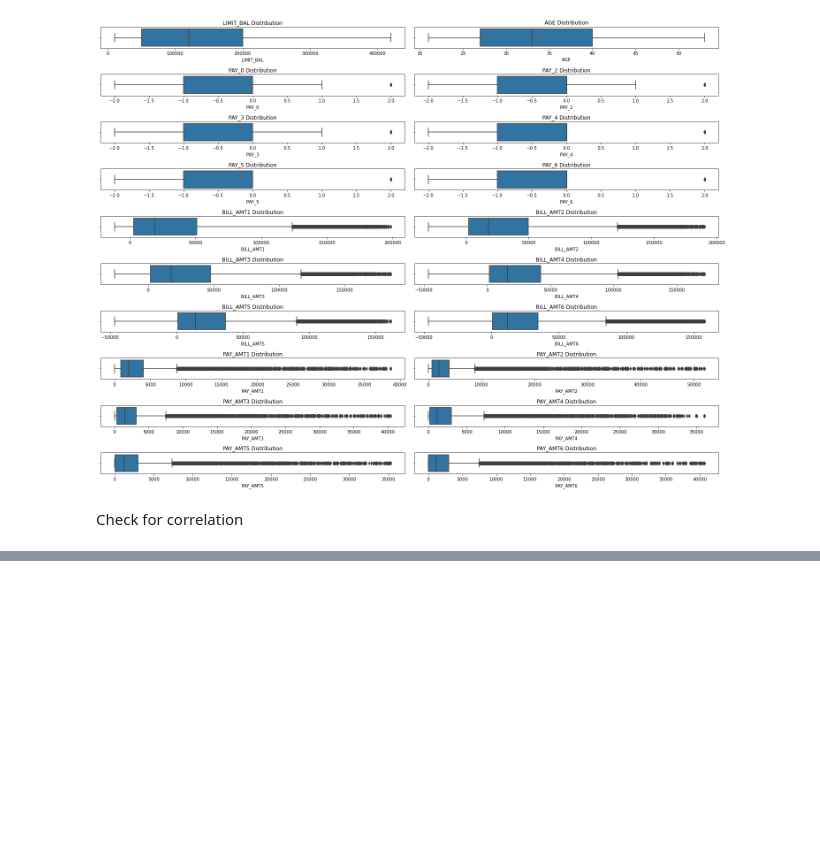
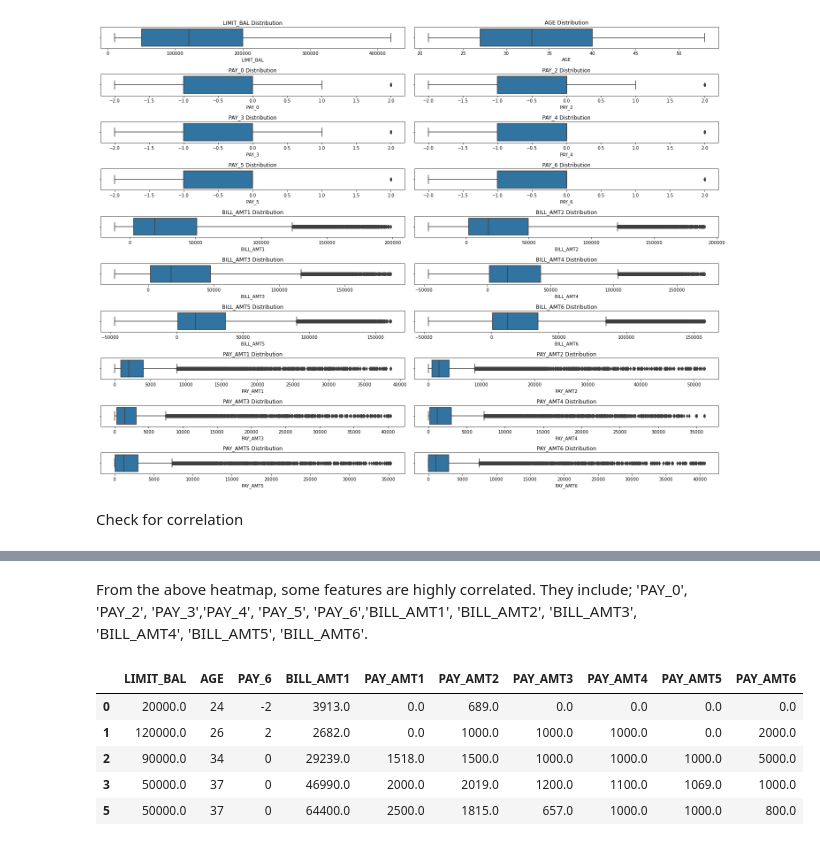
Before and after one commit to Amoskipkirui/Project-credit-scoring, a Jupyter notebook: index.ipynb, the cells around one changed output, grey strips where cells are left out. Drawn from its saved outputs; the diff is of its cells as text; code cells hidden in the pictures; blank space fills up the shorter version.

```diff
--- a/index.ipynb
+++ b/index.ipynb
@@ -233,0 +233,20 @@ plt.show()
+# %% [markdown]
+From the above heatmap, some features are highly correlated. They include;
+ 'PAY_0', 'PAY_2', 'PAY_3','PAY_4', 'PAY_5', 'PAY_6','BILL_AMT1', 'BILL_AMT2',
+'BILL_AMT3', 'BILL_AMT4', 'BILL_AMT5', 'BILL_AMT6'.
+# %%
+num_cols = [
+    'LIMIT_BAL', 'AGE', 'PAY_0', 'PAY_2', 'PAY_3', 'PAY_4', 'PAY_5', 'PAY_6',
+    'BILL_AMT1', 'BILL_AMT2', 'BILL_AMT3', 'BILL_AMT4', 'BILL_AMT5', 'BILL_AMT6',
+    'PAY_AMT1', 'PAY_AMT2', 'PAY_AMT3', 'PAY_AMT4', 'PAY_AMT5', 'PAY_AMT6'
+]
+df = df_cleaned[num_cols].drop(['PAY_0', 'PAY_2', 'PAY_3', 'PAY_4', 'PAY_5', 'BILL_AMT2',
+                                      'BILL_AMT3', 'BILL_AMT4', 'BILL_AMT5', 'BILL_AMT6'], axis=1)
+df.head()
+# %% [output]
+|  | LIMIT_BAL | AGE | PAY_6 | BILL_AMT1 | PAY_AMT1 | PAY_AMT2 | PAY_AMT3 | PAY_AMT4 | PAY_AMT5 | PAY_AMT6 |
+| 0 | 20000.0 | 24 | -2 | 3913.0 | 0.0 | 689.0 | 0.0 | 0.0 | 0.0 | 0.0 |
+| 1 | 120000.0 | 26 | 2 | 2682.0 | 0.0 | 1000.0 | 1000.0 | 1000.0 | 0.0 | 2000.0 |
+| 2 | 90000.0 | 34 | 0 | 29239.0 | 1518.0 | 1500.0 | 1000.0 | 1000.0 | 1000.0 | 5000.0 |
+| 3 | 50000.0 | 37 | 0 | 46990.0 | 2000.0 | 2019.0 | 1200.0 | 1100.0 | 1069.0 | 1000.0 |
+| 5 | 50000.0 | 37 | 0 | 64400.0 | 2500.0 | 1815.0 | 657.0 | 1000.0 | 1000.0 | 800.0 |
```
Also changed, not shown: parts of 5 cells of this notebook.
